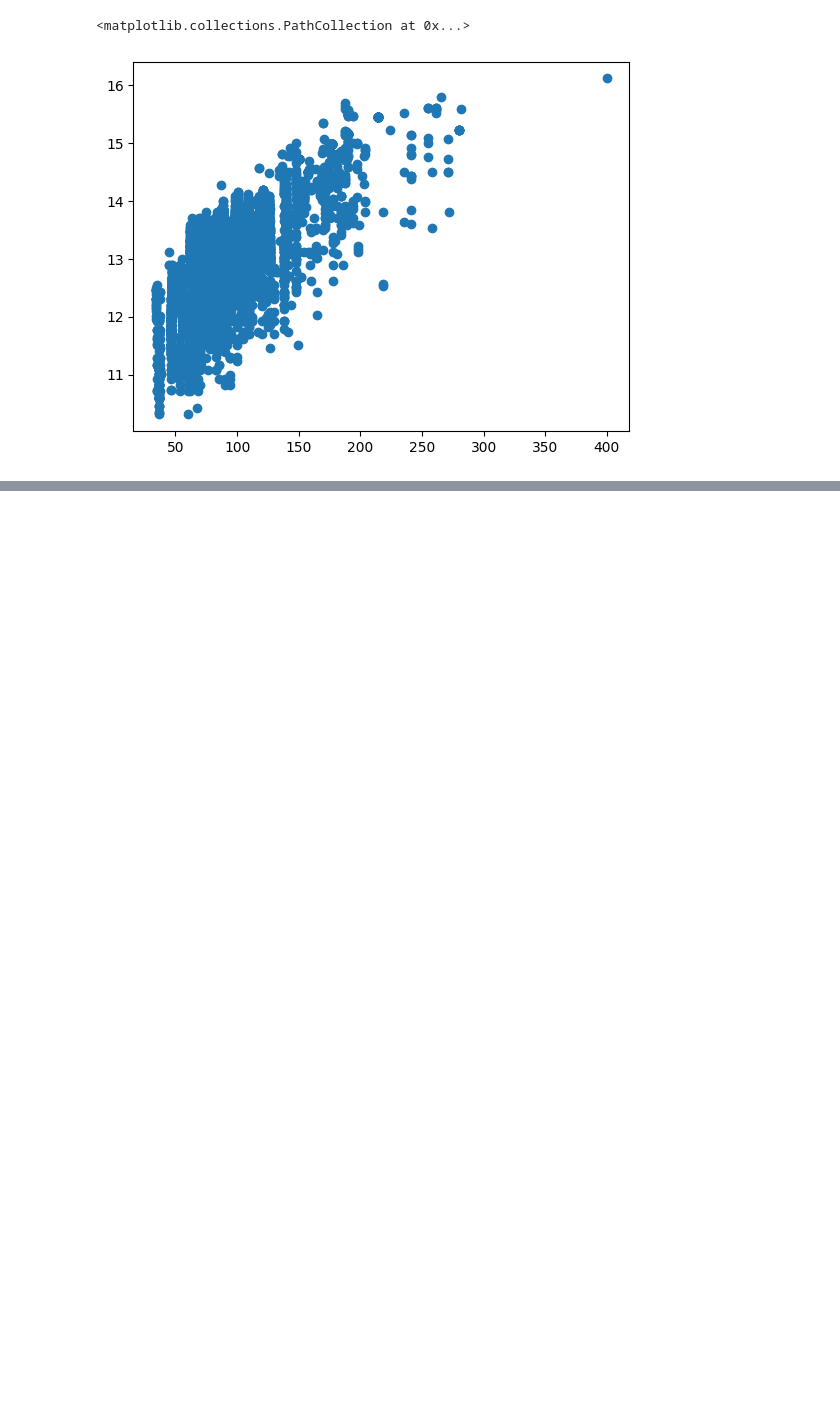
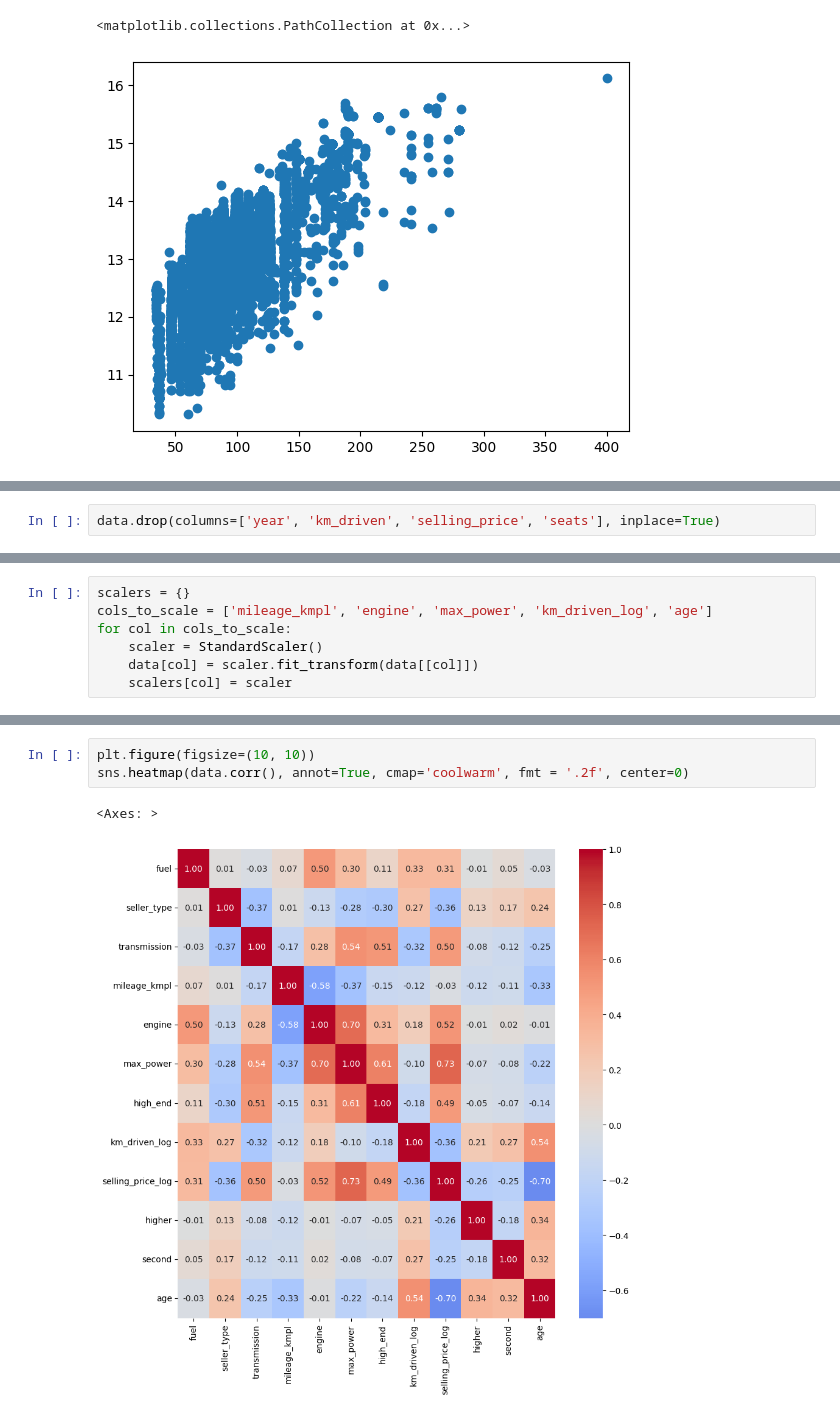
Before and after one commit to amalunnikrishnan/car-price-predictor, a Jupyter notebook: model-generation/ModelDevNB.ipynb, the cells around one changed output, grey strips where cells are left out. Drawn from its saved outputs; the diff is of its cells as text; blank space fills up the shorter version.

```diff
--- a/model-generation/ModelDevNB.ipynb
+++ b/model-generation/ModelDevNB.ipynb
@@ -398,0 +410,2 @@ data.head()
+# %%
+data.drop(columns=['year', 'km_driven', 'selling_price', 'seats'], inplace=True)
@@ -398,0 +423,7 @@ data.head()
+# %%
+scalers = {}
+cols_to_scale = ['mileage_kmpl', 'engine', 'max_power', 'km_driven_log', 'age']
+for col in cols_to_scale:
+    scaler = StandardScaler()
+    data[col] = scaler.fit_transform(data[[col]])
+    scalers[col] = scaler
@@ -398,0 +444,6 @@ data.head()
+# %%
+plt.figure(figsize=(10, 10))
+sns.heatmap(data.corr(), annot=True, cmap='coolwarm', fmt = '.2f', center=0)
+# %% [output]
+<Axes: >
+[figure, added]
```
Also changed, not shown: parts of 29 cells of this notebook, 13 other files.
